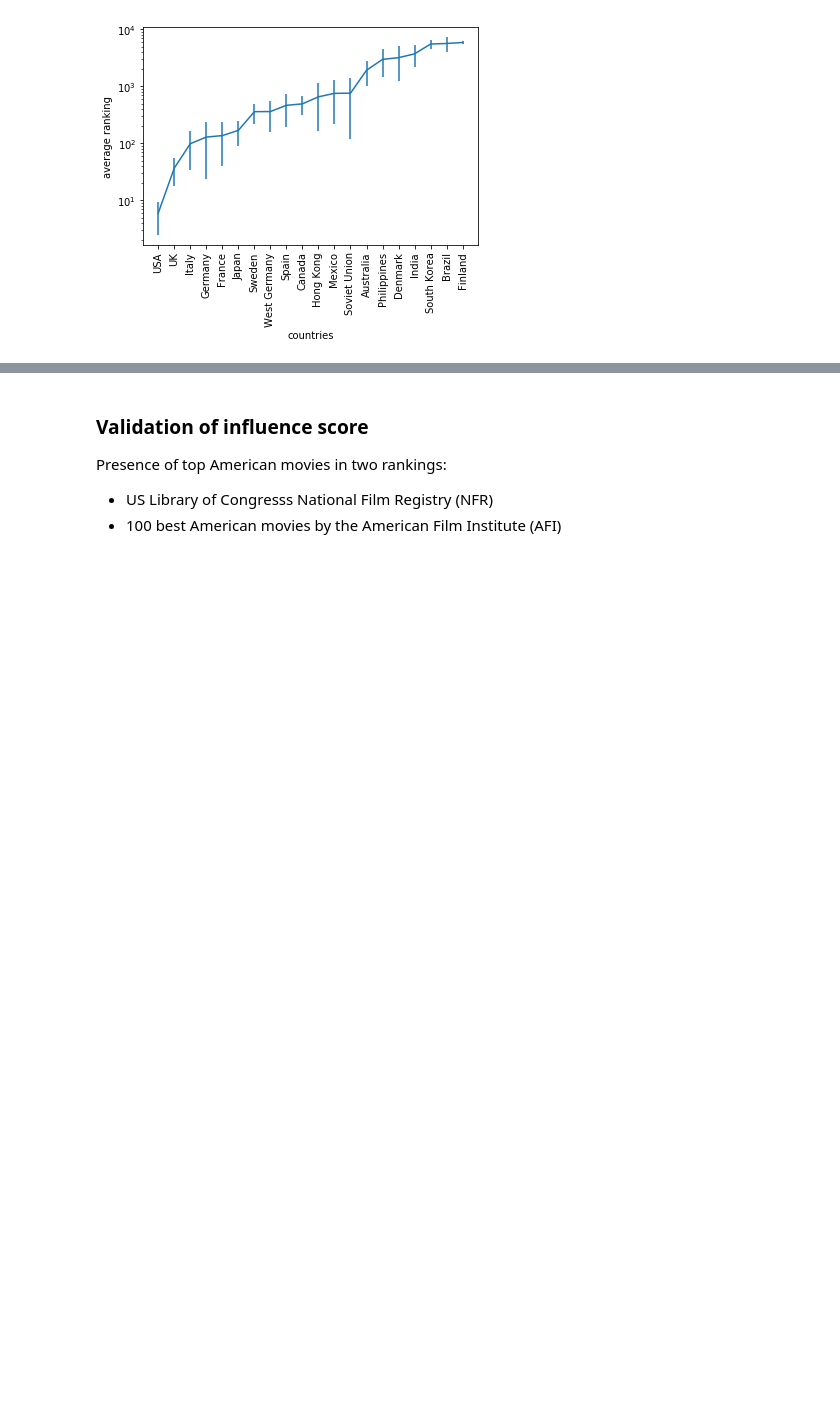
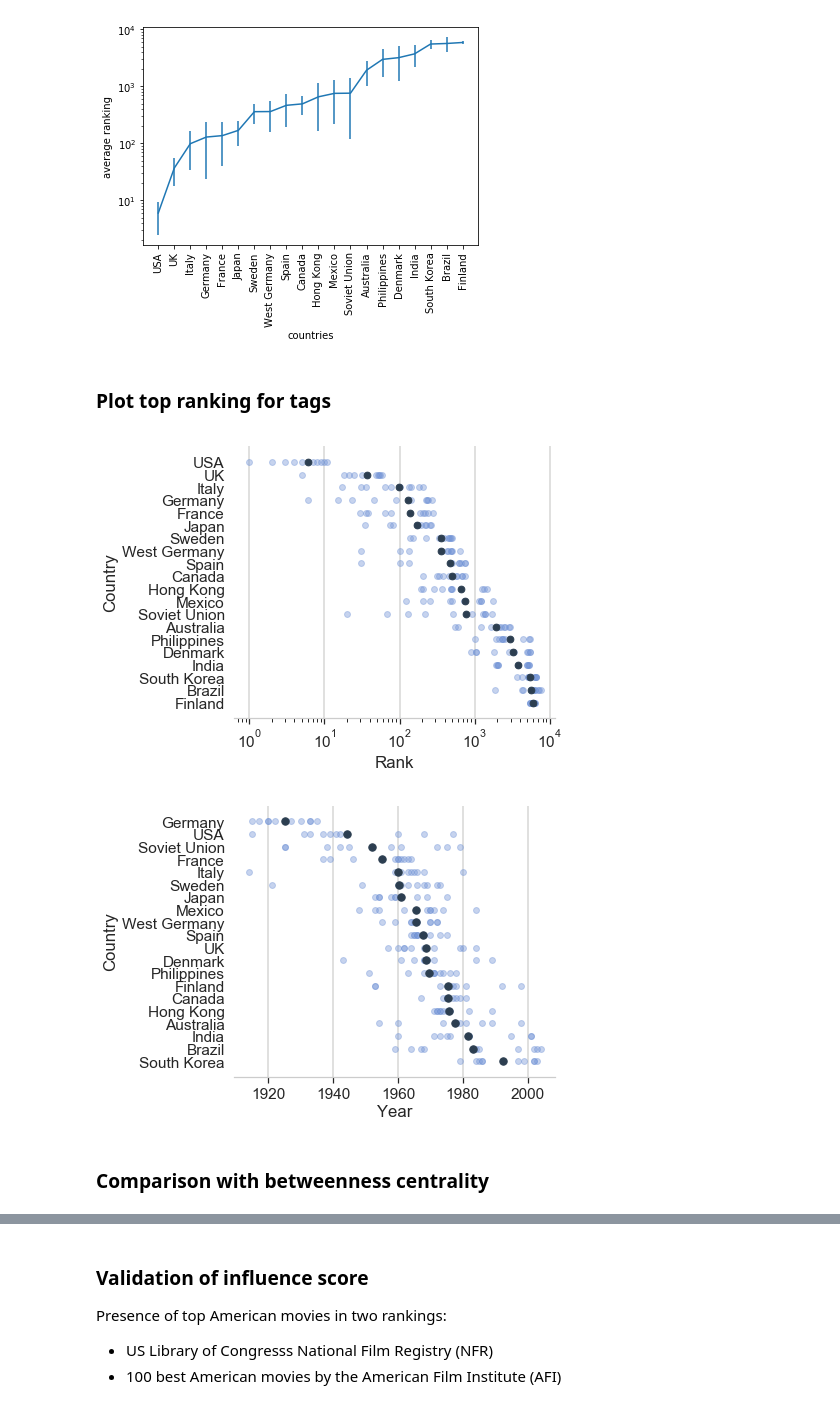
Before and after one commit to bioglio/cinema, a Jupyter notebook: main.ipynb, the cells around one changed output, grey strips where cells are left out. Saved outputs shown, nothing was run; the diff lists cells and outputs as text; code cells hidden in the pictures; blank space fills up the shorter version.

Commit message:
feat: new analyses and graphics

```diff
--- a/main.ipynb
+++ b/main.ipynb
@@ -816,3 +873,5 @@ The dataset contains 59822 'country' entries, divided into 157 tags
 8              Boksuneun naui geot (2002)  6516
 9              Xiao quan guai zhao (1979)  6628
 [figure]
+# %% [markdown]
+### Plot top ranking for tags
@@ -818,0 +957,8 @@ The dataset contains 59822 'country' entries, divided into 157 tags
+# %%
+plot_country_rank(filename=IMAGES_DIR+"/country_rank."+IMAGES_FORMAT)
+plot_country_year(filename=IMAGES_DIR+"/country_year."+IMAGES_FORMAT)
+# %% [output]
+[figure, added]
+[figure, added]
+# %% [markdown]
+### Comparison with betweenness centrality
```
Also changed, not shown: parts of 11 cells of this notebook.
